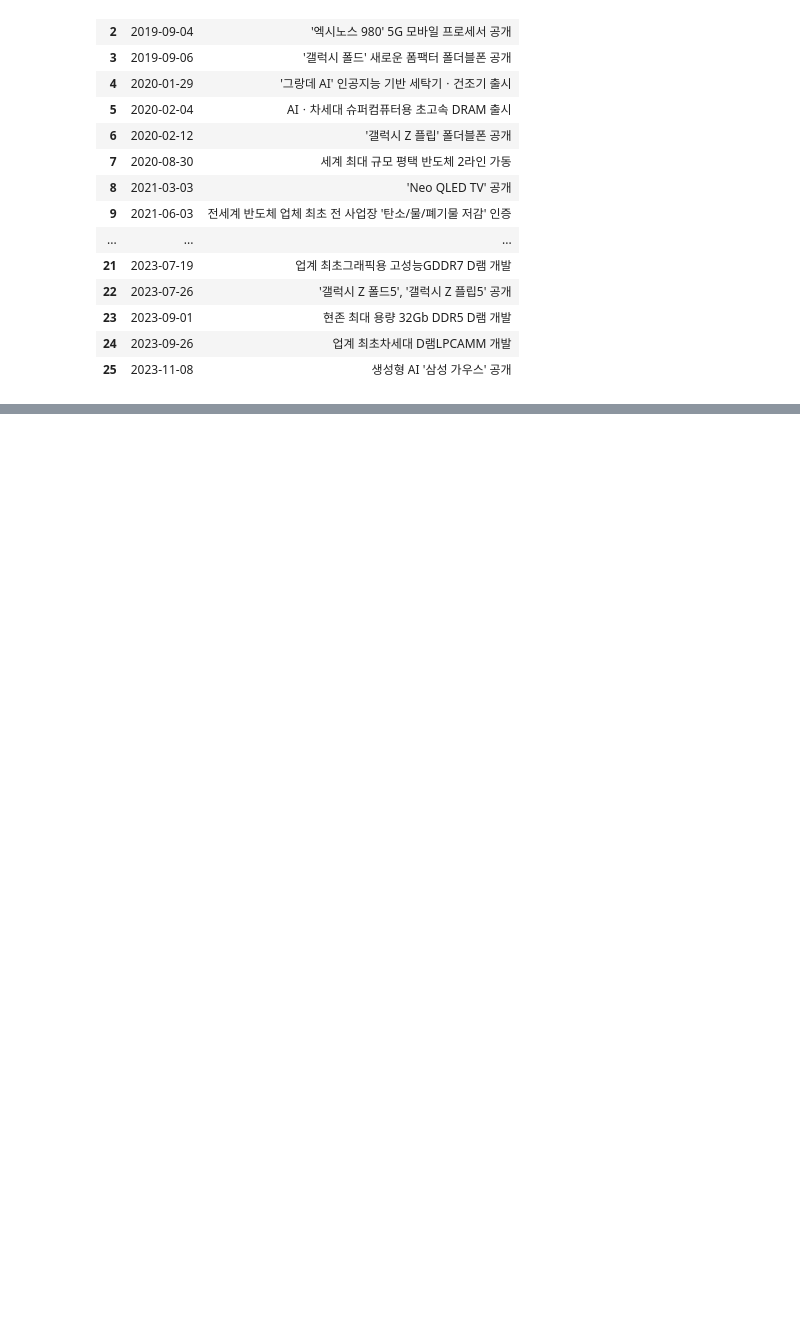
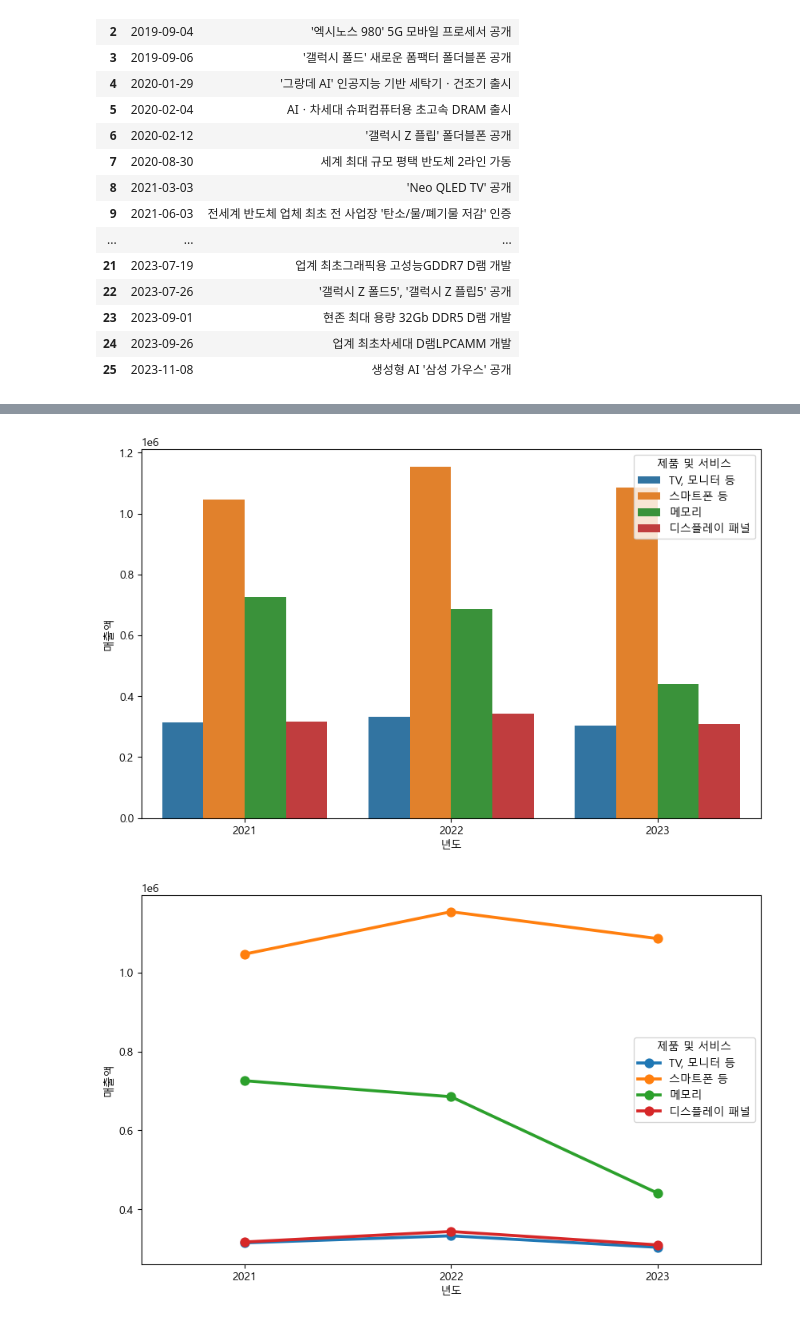
Before and after one commit to twoside-EDA/company_analyze, a Jupyter notebook: datacrwaling/samsung/preprocess.ipynb, the cells around one changed output, grey strips where cells are left out. Drawn from its saved outputs; the diff is of its cells as text; code cells hidden in the pictures; blank space fills up the shorter version.

```diff
--- a/datacrwaling/samsung/preprocess.ipynb
+++ b/datacrwaling/samsung/preprocess.ipynb
@@ -381,0 +477,3 @@ plt.show()
+# %%
+main_product_sale_price_df = sale_prices[1]
+main_product_sale_price_df
@@ -381,0 +486,16 @@ plt.show()
+# %%
+data = []
+keys = main_product_sale_price_df.keys()
+
+for idx, row in main_product_sale_price_df.iterrows():
+    product = row[keys[0]]
+    sale_55 = int(re.sub(r",", "", re.sub(r"△", "-", row[keys[1]])))
+    sale_54 = int(re.sub(r",", "", re.sub(r"△", "-", row[keys[2]])))
+    sale_53 = int(re.sub(r",", "", re.sub(r"△", "-", row[keys[3]])))
+
+    data.append({"년도" : 2023, "제품 및 서비스" : product, "매출액" : sale_55})
+    data.append({"년도" : 2022, "제품 및 서비스" : product, "매출액" : sale_54})
+    data.append({"년도" : 2021, "제품 및 서비스" : product, "매출액" : sale_53})
+
+main_product_sale_price_df = pd.DataFrame(data)
+main_product_sale_price_df
@@ -381,0 +516,11 @@ plt.show()
+# %%
+plt.figure(figsize=(10, 6))
+sns.barplot(data=main_product_sale_price_df, x='년도', y='매출액', hue='제품 및 서비스')
+
+plt.figure(figsize=(10, 6))
+sns.pointplot(data=main_product_sale_price_df, x='년도', y='매출액', hue='제품 및 서비스')
+
+plt.show()
+# %% [output]
+[figure, added]
+[figure, added]
```
Also changed, not shown: parts of 18 cells of this notebook, 6 other files.
